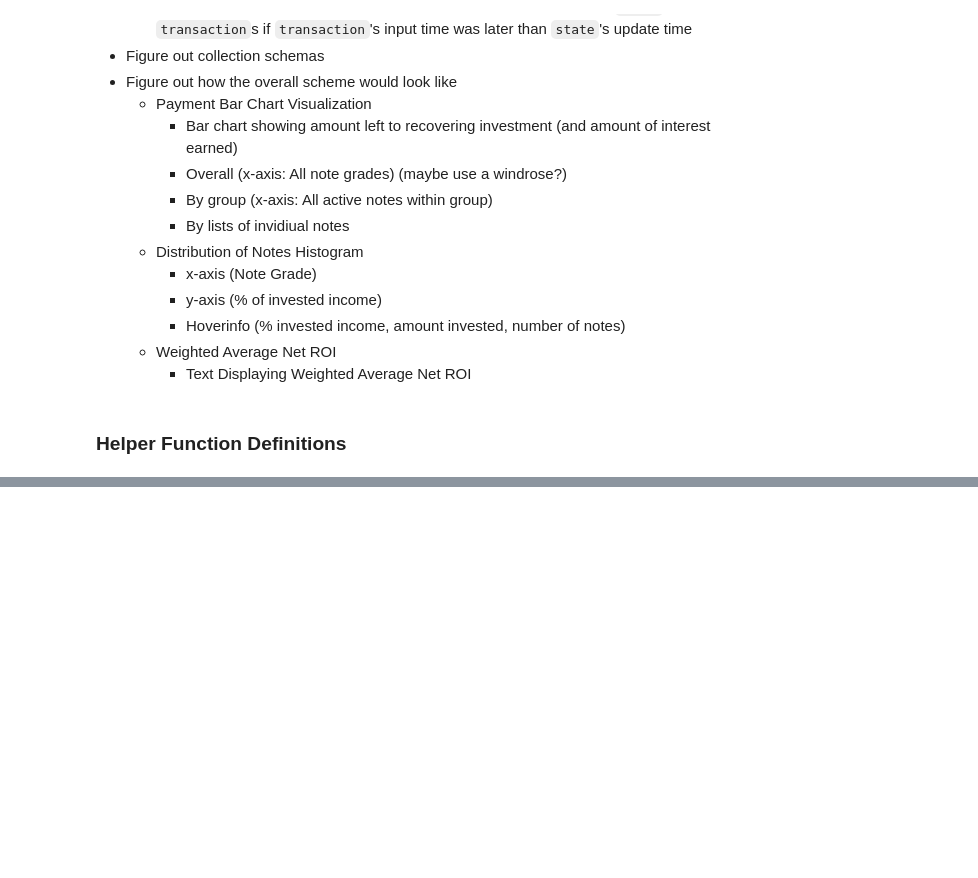
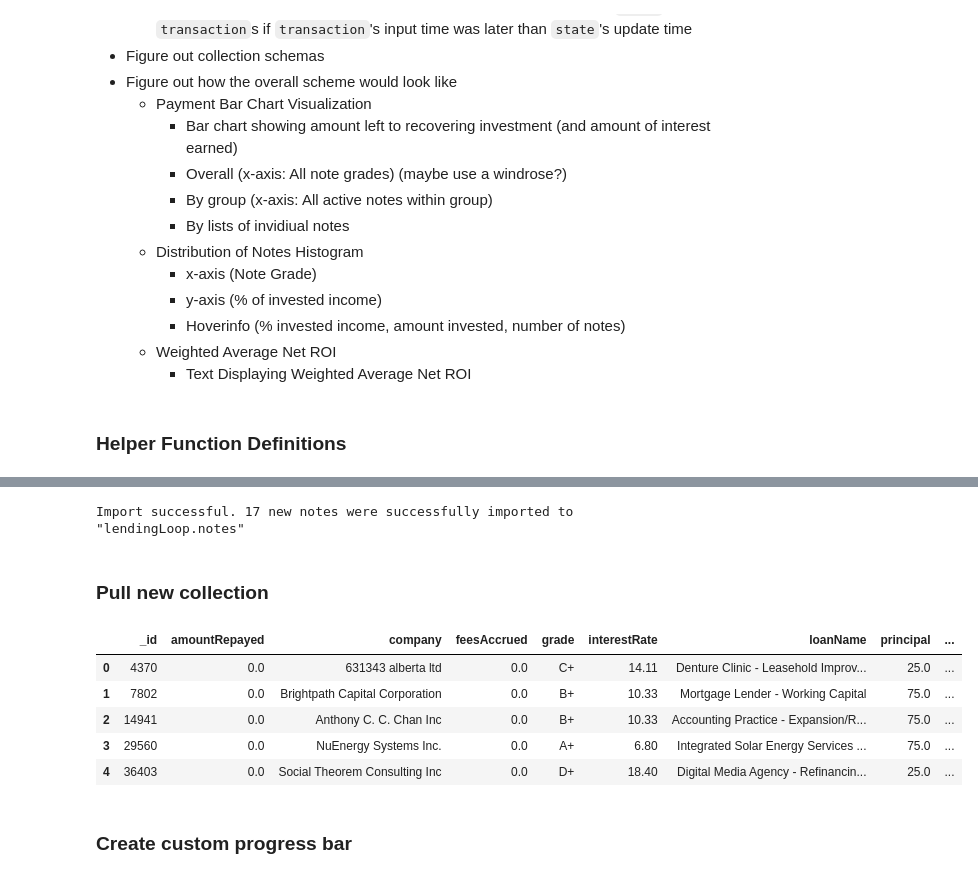
Before and after one commit to christeefy/LendingLoopDashboard, a Jupyter notebook: Lending Loop.ipynb, the cells around one changed output, grey strips where cells are left out. Cells and saved outputs as stored; diff of their text form; code cells hidden in the pictures; blank space fills up the shorter version.

```diff
--- a/Lending Loop.ipynb
+++ b/Lending Loop.ipynb
@@ -126,0 +213,18 @@ def displayDF(sparkDF, n=10):
+# %%
+import_new_notes(rawDF)
+# %% [output]
+Import successful. 17 new notes were successfully imported to "lendingLoop.notes"
+# %% [markdown]
+### Pull new collection
+# %%
+notesDF = load_mongo_to_spark('notes')
+display_DF(notesDF)
+# %% [output]
+|  | _id | amountRepayed | company | feesAccrued | grade | interestRate | loanName | principal | ... |
+| 0 | 4370 | 0.0 | 631343 alberta ltd | 0.0 | C+ | 14.11 | Denture Clinic - Leasehold Improv... | 25.0 | ... |
+| 1 | 7802 | 0.0 | Brightpath Capital Corporation | 0.0 | B+ | 10.33 | Mortgage Lender - Working Capital | 75.0 | ... |
+| 2 | 14941 | 0.0 | Anthony C. C. Chan Inc | 0.0 | B+ | 10.33 | Accounting Practice - Expansion/R... | 75.0 | ... |
+| 3 | 29560 | 0.0 | NuEnergy Systems Inc. | 0.0 | A+ | 6.80 | Integrated Solar Energy Services ... | 75.0 | ... |
+| 4 | 36403 | 0.0 | Social Theorem Consulting Inc | 0.0 | D+ | 18.40 | Digital Media Agency - Refinancin... | 25.0 | ... |
+# %% [markdown]
+### Create custom progress bar
```
Also changed, not shown: parts of 13 cells of this notebook.
